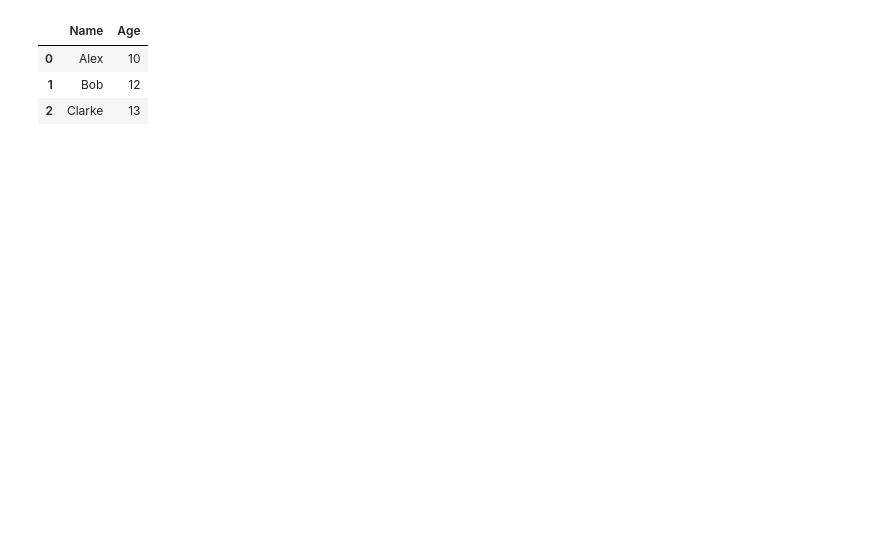
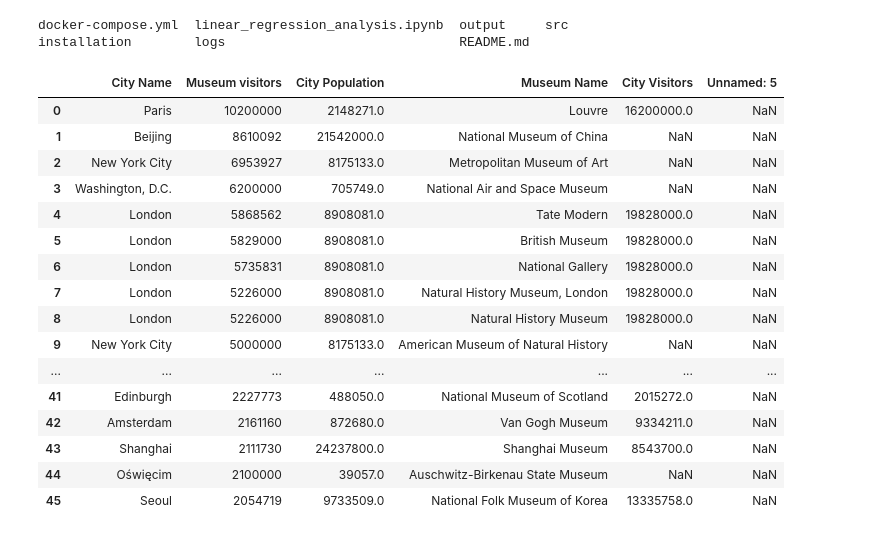
Before and after one commit to ShiNik/wiki_ml, a Jupyter notebook: linear_regression_analysis.ipynb, the cells around one changed output. Cells and saved outputs as stored; diff of their text form; code cells hidden in the pictures; blank space fills up the shorter version.

```diff
--- a/linear_regression_analysis.ipynb
+++ b/linear_regression_analysis.ipynb
@@ -3,12 +71,31 @@
+# %%
+os.chdir('/content/drive/My Drive/GitHub_projects/wiki_ml')
+!ls
+# %% [output]
+docker-compose.yml  linear_regression_analysis.ipynb  output     src
+installation        logs                              README.md
 # %%
 import pandas as pd
-data = [['Alex',10],['Bob',12],['Clarke',13]]
-df = pd.DataFrame(data,columns=['Name','Age'])
+# data_full_path = get_full_path(data_file_name)
+df = pd.read_csv("/content/drive/My Drive/GitHub_projects/wiki_ml/ML_data.csv")
 
 from IPython.display import display, HTML
 display(HTML(df.to_html()))
 # %% [output]
-|  | Name | Age |
-| 0 | Alex | 10 |
-| 1 | Bob | 12 |
-| 2 | Clarke | 13 |
+|  | City Name | Museum visitors | City Population | Museum Name | City Visitors | Unnamed: 5 |
+| 0 | Paris | 10200000 | 2148271.0 | Louvre | 16200000.0 | NaN |
+| 1 | Beijing | 8610092 | 21542000.0 | National Museum of China | NaN | NaN |
+| 2 | New York City | 6953927 | 8175133.0 | Metropolitan Museum of Art | NaN | NaN |
+| 3 | Washington, D.C. | 6200000 | 705749.0 | National Air and Space Museum | NaN | NaN |
+| 4 | London | 5868562 | 8908081.0 | Tate Modern | 19828000.0 | NaN |
+| 5 | London | 5829000 | 8908081.0 | British Museum | 19828000.0 | NaN |
+| 6 | London | 5735831 | 8908081.0 | National Gallery | 19828000.0 | NaN |
+| 7 | London | 5226000 | 8908081.0 | Natural History Museum, London | 19828000.0 | NaN |
+| 8 | London | 5226000 | 8908081.0 | Natural History Museum | 19828000.0 | NaN |
+| 9 | New York City | 5000000 | 8175133.0 | American Museum of Natural History | NaN | NaN |
+| ... | ... | ... | ... | ... | ... | ... |
+| 41 | Edinburgh | 2227773 | 488050.0 | National Museum of Scotland | 2015272.0 | NaN |
+| 42 | Amsterdam | 2161160 | 872680.0 | Van Gogh Museum | 9334211.0 | NaN |
+| 43 | Shanghai | 2111730 | 24237800.0 | Shanghai Museum | 8543700.0 | NaN |
+| 44 | Oświęcim | 2100000 | 39057.0 | Auschwitz-Birkenau State Museum | NaN | NaN |
+| 45 | Seoul | 2054719 | 9733509.0 | National Folk Museum of Korea | 13335758.0 | NaN |
```
Also changed, not shown: parts of 13 cells of this notebook.
